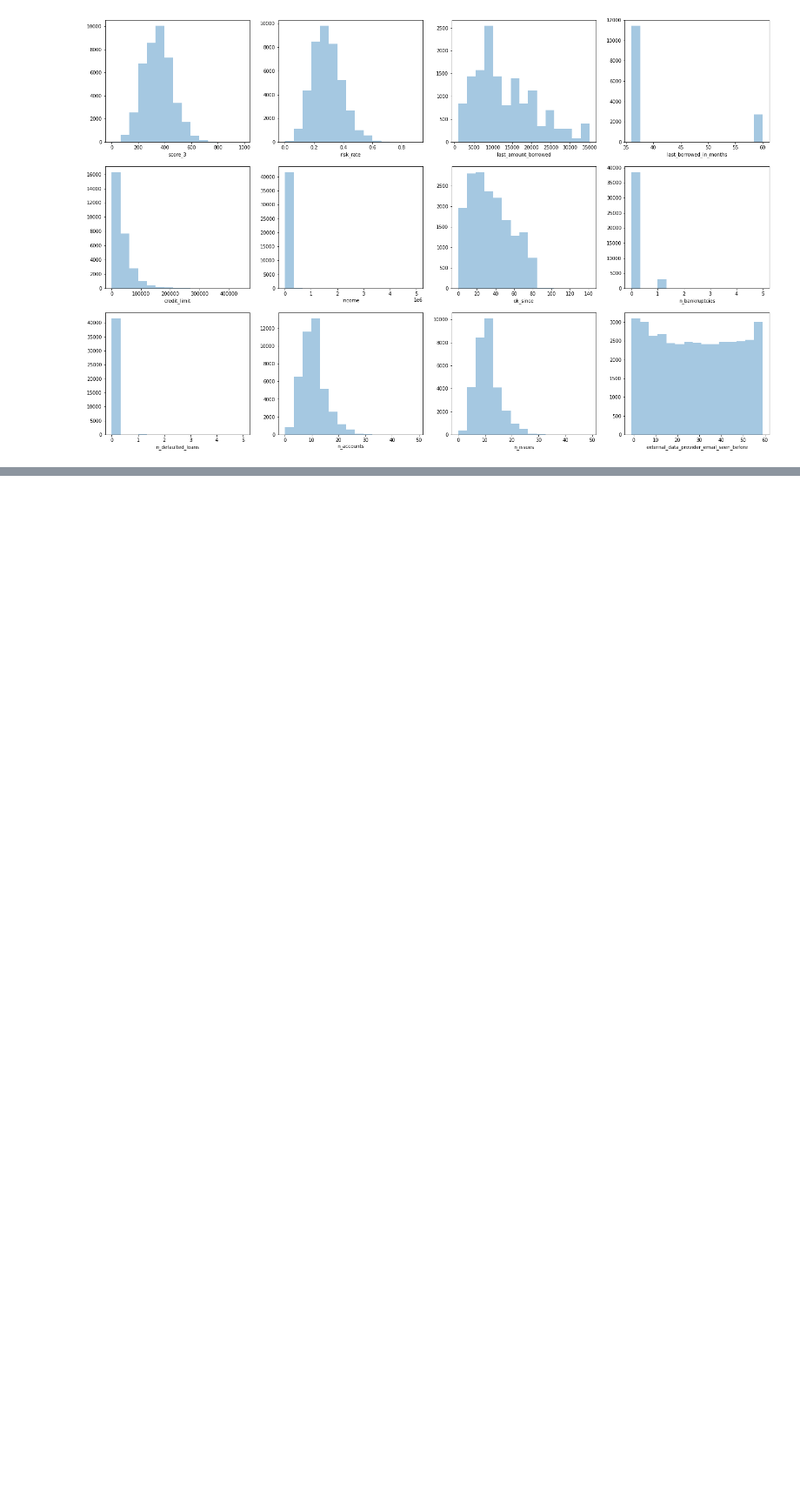
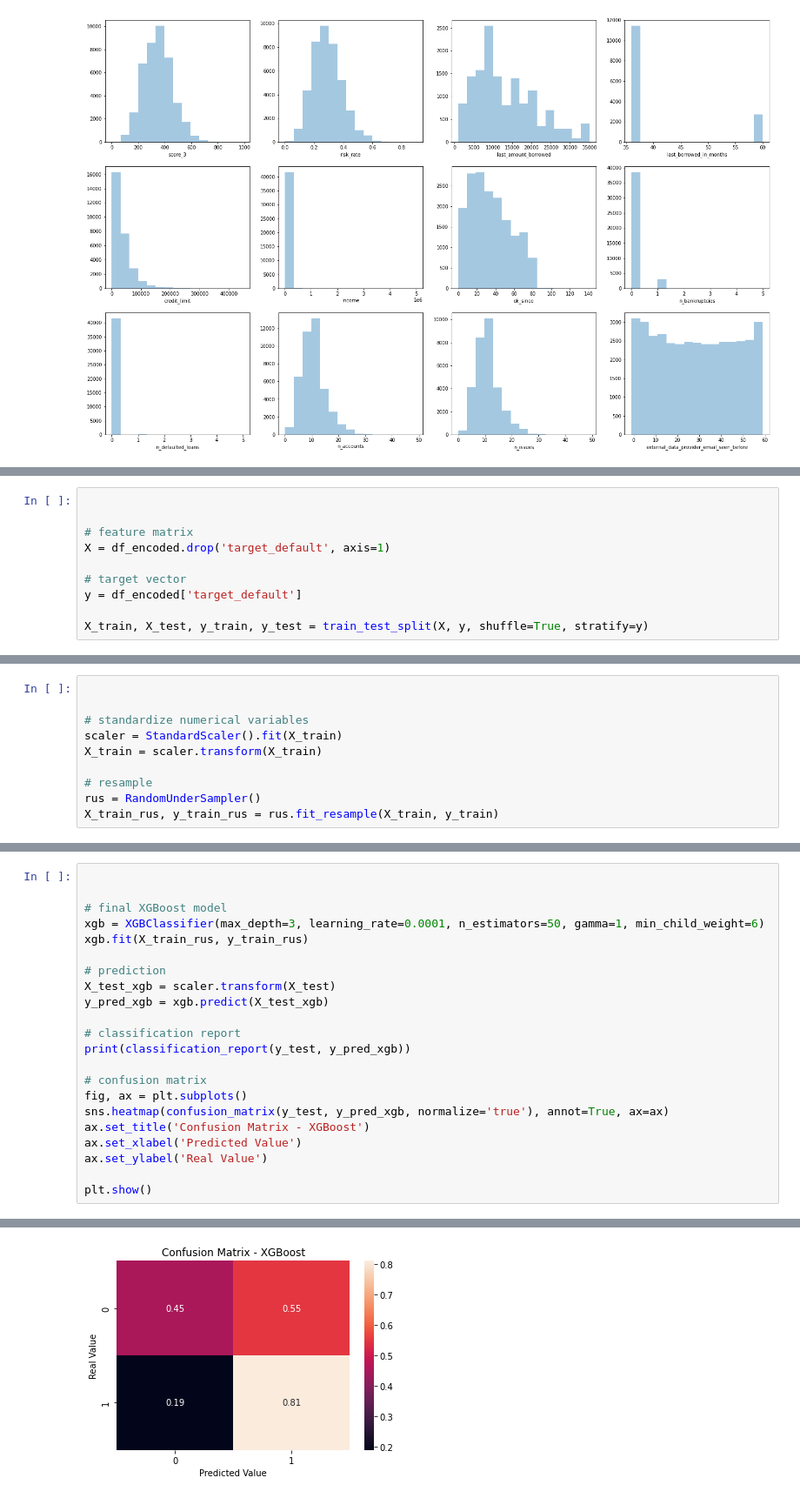
Before and after one commit to tvaditya/intro_ds_and_ml, a Jupyter notebook: Avaliação_de_Risco_de_Crédito.ipynb, the cells around one changed output, grey strips where cells are left out. Shown: that part at 87% size. Cells and saved outputs as stored; diff of their text form; blank space fills up the shorter version.

```diff
--- a/Avaliação_de_Risco_de_Crédito.ipynb
+++ b/Avaliação_de_Risco_de_Crédito.ipynb
@@ -296,0 +369,10 @@ plt.show()
+# %%
+
+
+# feature matrix
+X = df_encoded.drop('target_default', axis=1)
+
+# target vector
+y = df_encoded['target_default']
+
+X_train, X_test, y_train, y_test = train_test_split(X, y, shuffle=True, stratify=y)
@@ -296,0 +381,10 @@ plt.show()
+# %%
+
+
+# standardize numerical variables
+scaler = StandardScaler().fit(X_train)
+X_train = scaler.transform(X_train)
+
+# resample
+rus = RandomUnderSampler()
+X_train_rus, y_train_rus = rus.fit_resample(X_train, y_train)
@@ -296,0 +593,23 @@ plt.show()
+# %%
+
+
+# final XGBoost model
+xgb = XGBClassifier(max_depth=3, learning_rate=0.0001, n_estimators=50, gamma=1, min_child_weight=6)
+xgb.fit(X_train_rus, y_train_rus)
+
+# prediction
+X_test_xgb = scaler.transform(X_test)
+y_pred_xgb = xgb.predict(X_test_xgb)
+
+# classification report
+print(classification_report(y_test, y_pred_xgb))
+
+# confusion matrix
+fig, ax = plt.subplots()
+sns.heatmap(confusion_matrix(y_test, y_pred_xgb, normalize='true'), annot=True, ax=ax)
+ax.set_title('Confusion Matrix - XGBoost')
+ax.set_xlabel('Predicted Value')
+ax.set_ylabel('Real Value')
+
+plt.show()
+# %% [output]
@@ -296,0 +624 @@ plt.show()
+[figure, added]
```
Also changed, not shown: parts of 21 cells of this notebook.
